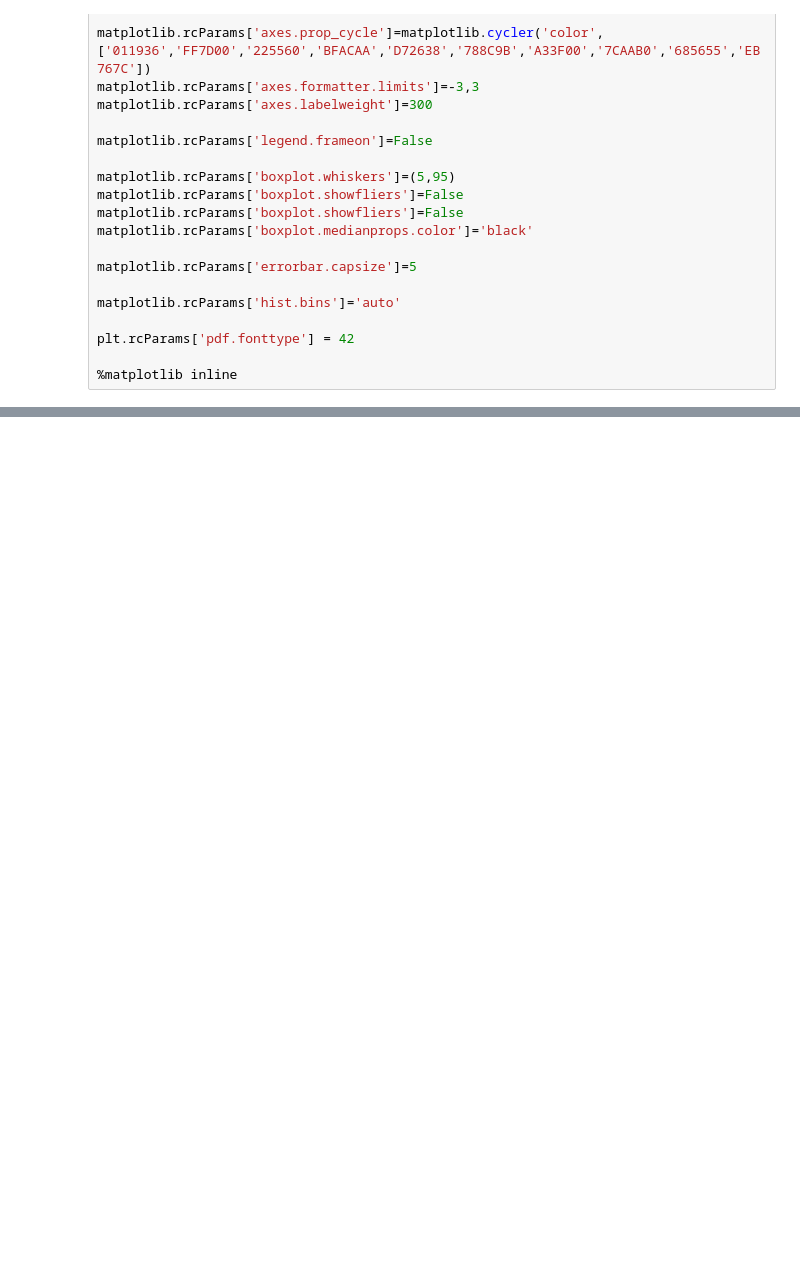
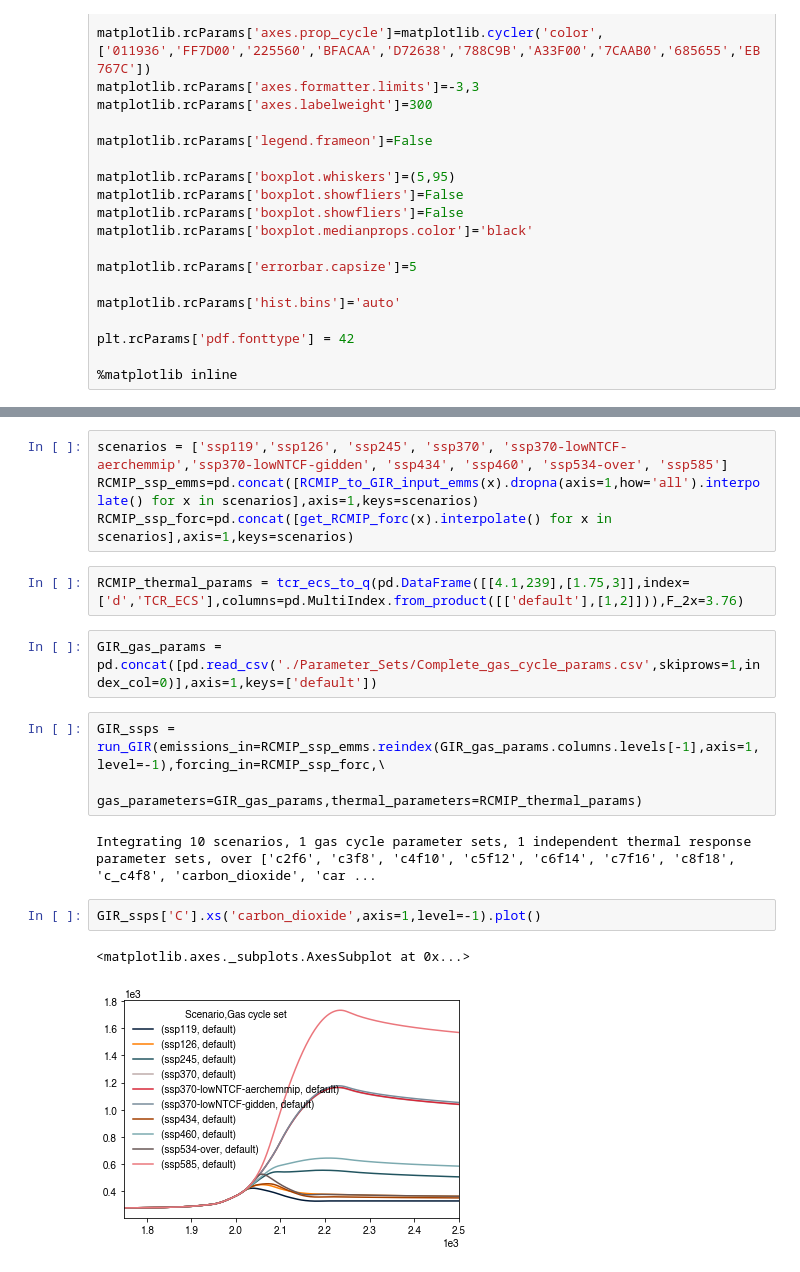
Before and after one commit to njleach/GIR, a Jupyter notebook: GIR/MAGICC_GIR.ipynb, the cells around one changed output, grey strips where cells are left out. Saved outputs shown, nothing was run; the diff lists cells and outputs as text; blank space fills up the shorter version.

Commit message:
re-run some RCMIP allGHG simulations, compare to MAGICC

```diff
--- a/GIR/MAGICC_GIR.ipynb
+++ b/GIR/MAGICC_GIR.ipynb
@@ -65,0 +89,18 @@ RCMIP_forc = pd.read_csv('/home/leachl/Documents/Datasets/RCMIP/rcmip/data/proto
+# %%
+scenarios = ['ssp119','ssp126', 'ssp245', 'ssp370', 'ssp370-lowNTCF-aerchemmip','ssp370-lowNTCF-gidden', 'ssp434', 'ssp460', 'ssp534-over', 'ssp585']
+RCMIP_ssp_emms=pd.concat([RCMIP_to_GIR_input_emms(x).dropna(axis=1,how='all').interpolate() for x in scenarios],axis=1,keys=scenarios)
+RCMIP_ssp_forc=pd.concat([get_RCMIP_forc(x).interpolate() for x in scenarios],axis=1,keys=scenarios)
+# %%
+RCMIP_thermal_params = tcr_ecs_to_q(pd.DataFrame([[4.1,239],[1.75,3]],index=['d','TCR_ECS'],columns=pd.MultiIndex.from_product([['default'],[1,2]])),F_2x=3.76)
+# %%
+GIR_gas_params = pd.concat([pd.read_csv('./Parameter_Sets/Complete_gas_cycle_params.csv',skiprows=1,index_col=0)],axis=1,keys=['default'])
+# %%
+GIR_ssps = run_GIR(emissions_in=RCMIP_ssp_emms.reindex(GIR_gas_params.columns.levels[-1],axis=1,level=-1),forcing_in=RCMIP_ssp_forc,\
+                  gas_parameters=GIR_gas_params,thermal_parameters=RCMIP_thermal_params)
+# %% [output]
+Integrating 10 scenarios, 1 gas cycle parameter sets, 1 independent thermal response parameter sets, over ['c2f6', 'c3f8', 'c4f10', 'c5f12', 'c6f14', 'c7f16', 'c8f18', 'c_c4f8', 'carbon_dioxide', 'car ...
+# %%
+GIR_ssps['C'].xs('carbon_dioxide',axis=1,level=-1).plot()
+# %% [output]
+<matplotlib.axes._subplots.AxesSubplot at 0x...>
+[figure, added]
```
Also changed, not shown: parts of 24 cells of this notebook, 6 other files.
